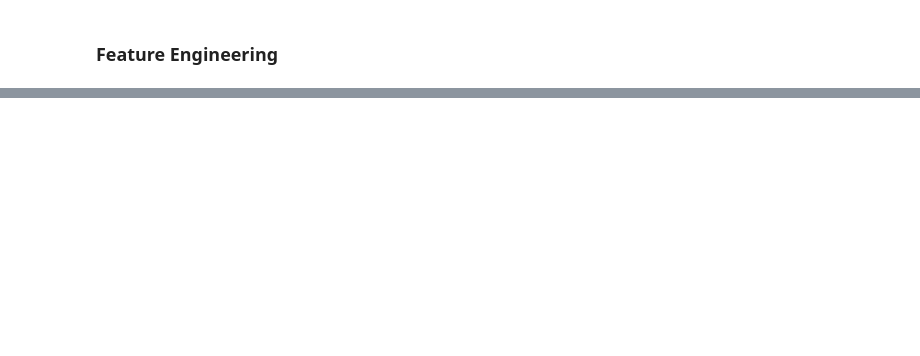
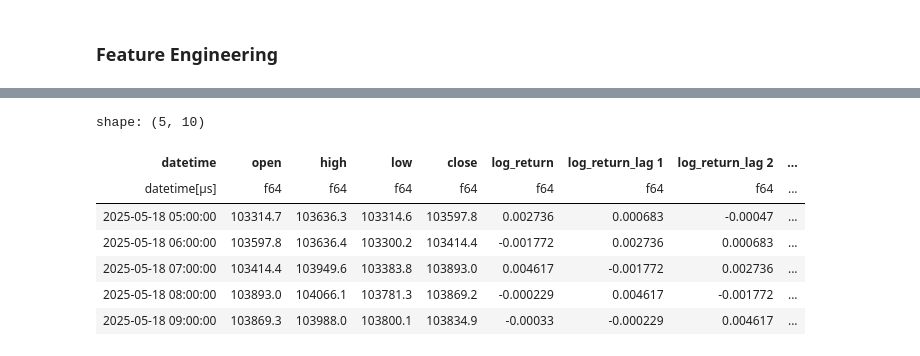
Before and after one commit to hassan-zonee/Quant--ml-crypto-price-prediction, a Jupyter notebook: notebook.ipynb, the cells around one changed output, grey strips where cells are left out. Cells and saved outputs as stored; diff of their text form; code cells hidden in the pictures; blank space fills up the shorter version.

```diff
--- a/notebook.ipynb
+++ b/notebook.ipynb
@@ -72,0 +73,21 @@ shape: (4_032, 6)
+# %%
+target = 'log_return'
+log_return = pls.col(target)
+ts = ts.with_columns(
+    log_return.shift(forecast_horizon * 1).alias(f'{target}_lag 1'),
+    log_return.shift(forecast_horizon * 2).alias(f'{target}_lag 2'),
+    log_return.shift(forecast_horizon * 3).alias(f'{target}_lag 3'),
+    log_return.shift(forecast_horizon * 4).alias(f'{target}_lag 4')
+)
+# %%
+ts = ts.drop_nulls()
+ts.head(5)
+# %% [output]
+shape: (5, 10)
+| datetime | open | high | low | close | log_return | log_return_lag 1 | log_return_lag 2 | ... |
+| datetime[μs] | f64 | f64 | f64 | f64 | f64 | f64 | f64 | ... |
+| 2025-05-18 05:00:00 | 103314.7 | 103636.3 | 103314.6 | 103597.8 | 0.002736 | 0.000683 | -0.00047 | ... |
+| 2025-05-18 06:00:00 | 103597.8 | 103636.4 | 103300.2 | 103414.4 | -0.001772 | 0.002736 | 0.000683 | ... |
+| 2025-05-18 07:00:00 | 103414.4 | 103949.6 | 103383.8 | 103893.0 | 0.004617 | -0.001772 | 0.002736 | ... |
+| 2025-05-18 08:00:00 | 103893.0 | 104066.1 | 103781.3 | 103869.2 | -0.000229 | 0.004617 | -0.001772 | ... |
+| 2025-05-18 09:00:00 | 103869.3 | 103988.0 | 103800.1 | 103834.9 | -0.00033 | -0.000229 | 0.004617 | ... |
```
Also changed, not shown: parts of 10 cells of this notebook.
